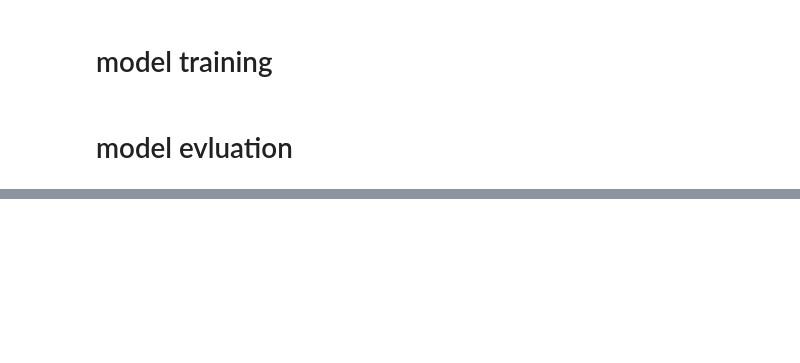
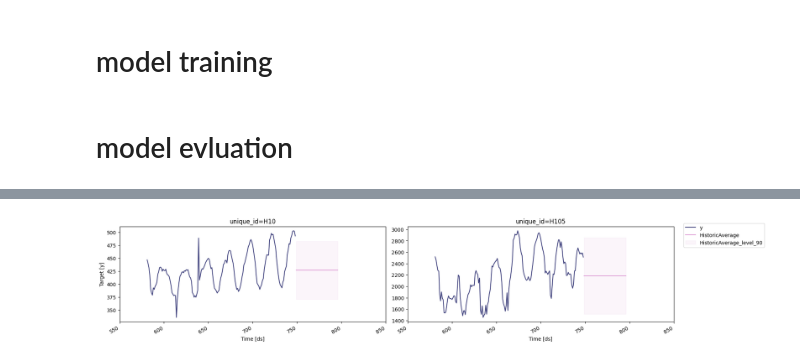
Before and after one commit to wangzhefeng/tsproj, a Jupyter notebook: forecast_stats/end2end.ipynb, the cells around one changed output, grey strips where cells are left out. Cells and saved outputs as stored; diff of their text form; code cells hidden in the pictures; blank space fills up the shorter version.

```diff
--- a/forecast_stats/end2end.ipynb
+++ b/forecast_stats/end2end.ipynb
@@ -107,0 +160,10 @@ sf.plot(Y_df, forecasts_df, models = ["HoltWinters", "DynamicOptimizedTheta"], u
+# %%
+sf.plot(
+    Y_df,
+    forecasts_df,
+    models = [str(sf.models[3])],
+    unique_ids = ["H10", "H105"],
+    level = [90]
+)
+# %% [output]
+[figure, added]
```
Also changed, not shown: parts of 15 cells of this notebook, 2 other files.
